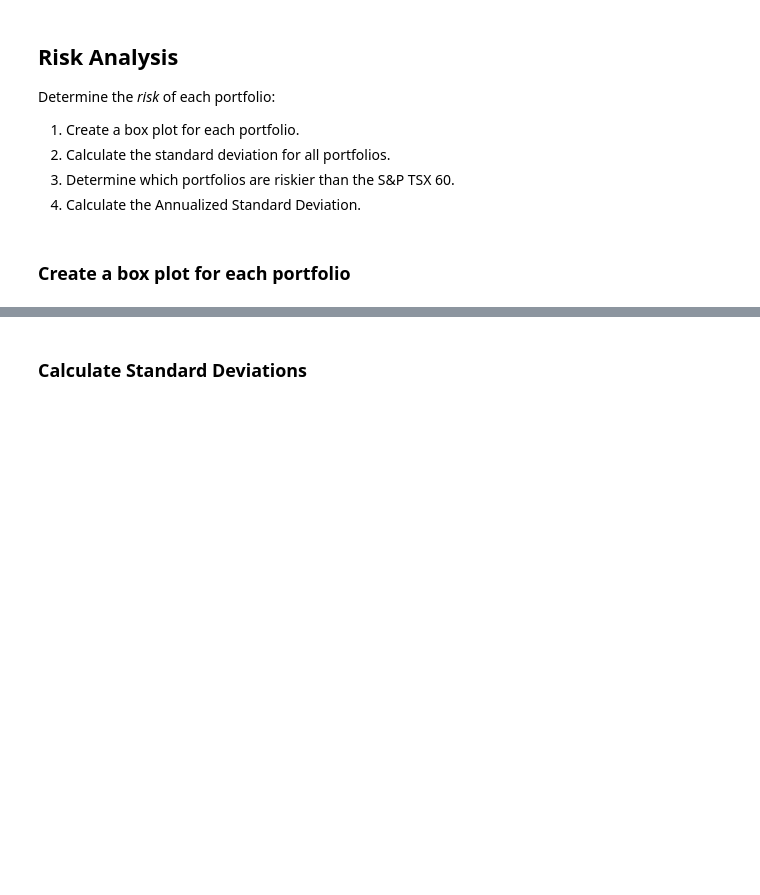
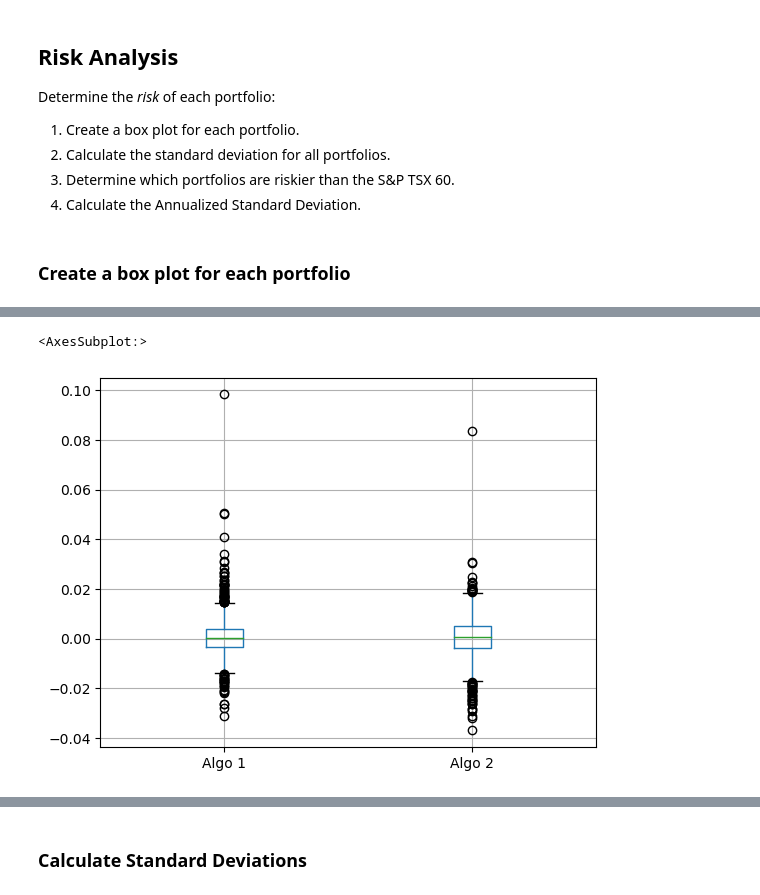
Before and after one commit to dileepadrd/module-4-challenge-algorithmic-trading-strategies, a Jupyter notebook: whale_analysis.ipynb, the cells around one changed output, grey strips where cells are left out. Cells and saved outputs as stored; diff of their text form; code cells hidden in the pictures; blank space fills up the shorter version.

```diff
--- a/whale_analysis.ipynb
+++ b/whale_analysis.ipynb
@@ -236,0 +241,6 @@ Determine the _risk_ of each portfolio:
+# %%
+# Box plot for algorithmic trading
+algo_df.boxplot()
+# %% [output]
+<AxesSubplot:>
+[figure, added]
```
Also changed, not shown: parts of 4 cells of this notebook.
